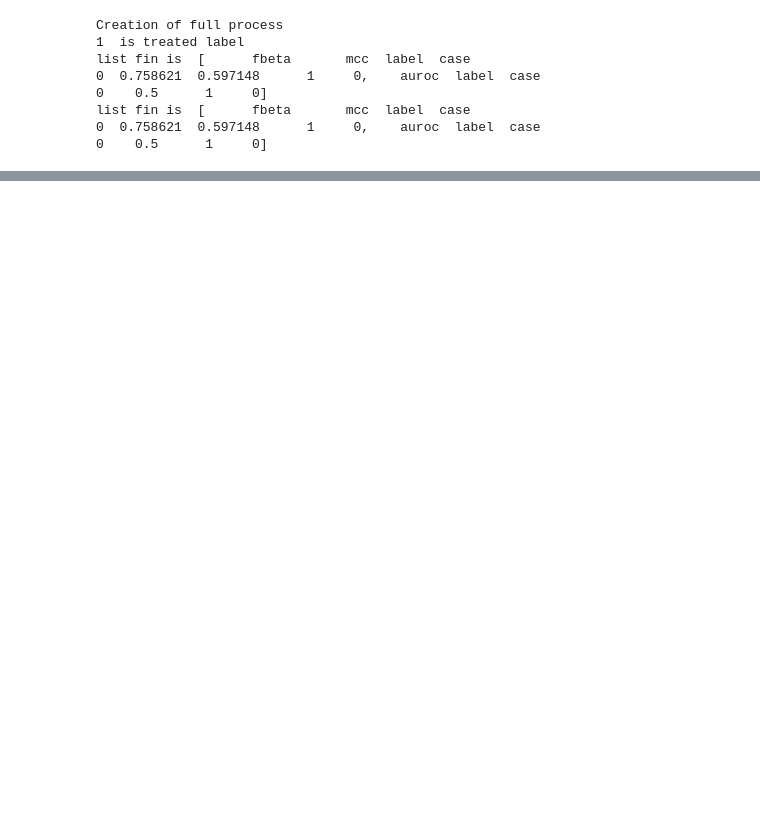
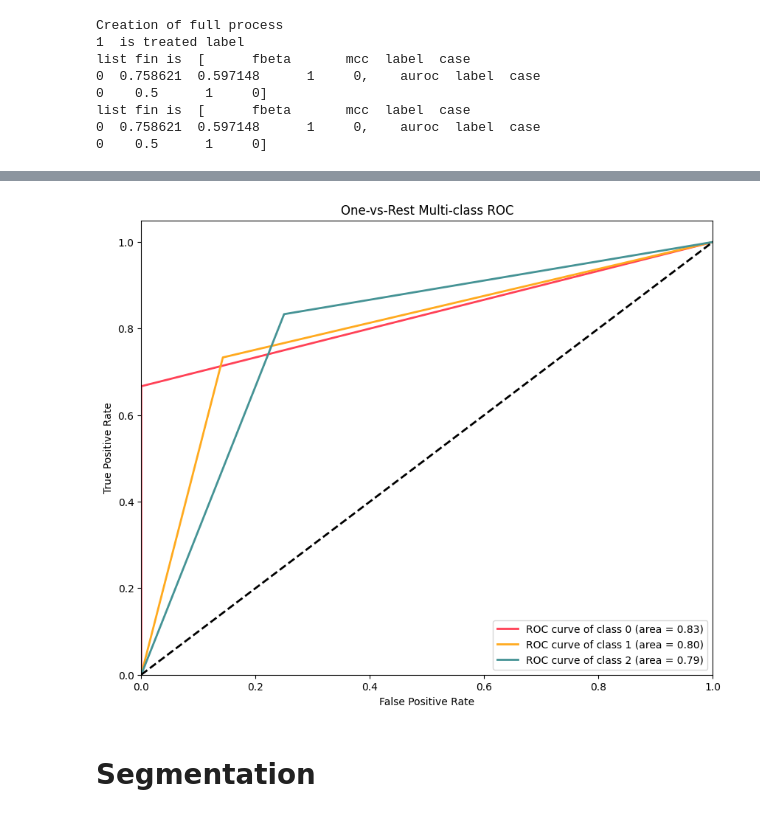
Before and after one commit to alif-munim/nnUNet, a Jupyter notebook: evaluation.ipynb, the cells around one changed output, grey strips where cells are left out. Cells and saved outputs as stored; diff of their text form; code cells hidden in the pictures; blank space fills up the shorter version.

```diff
--- a/evaluation.ipynb
+++ b/evaluation.ipynb
@@ -169,0 +285,52 @@ list fin is  [      fbeta       mcc  label  case
+# %%
+import numpy as np
+import matplotlib.pyplot as plt
+from sklearn.preprocessing import label_binarize
+from sklearn.metrics import roc_curve, auc
+
+# Convert pred_labels and true_labels to numpy arrays if they aren't already
+pred_labels = np.array([2, 2, 1, 2, 2, 2, 1, 2, 2, 2, 2, 2, 2, 2, 1, 1, 1, 1, 1, 2, 1, 2,
+                        1, 1, 1, 1, 1, 0, 0, 2, 0, 0, 1, 2, 0, 0])
+true_labels = np.array([2., 2., 2., 2., 2., 2., 2., 2., 2., 2., 2., 2., 1., 1., 1., 1., 1.,
+                        1., 1., 1., 1., 1., 1., 1., 1., 1., 1., 0., 0., 0., 0., 0., 0., 0.,
+                        0., 0.])
+
+# Get the number of classes
+n_classes = len(np.unique(true_labels))
+
+# Convert true_labels to one-hot encoded format
+true_labels_onehot = label_binarize(true_labels, classes=range(n_classes))
+
+# Convert pred_labels to one-hot encoded format (as a proxy for probabilities)
+pred_labels_onehot = label_binarize(pred_labels, classes=range(n_classes))
+
+# Compute ROC curve and ROC area for each class
+fpr = dict()
+tpr = dict()
+roc_auc = dict()
+
+for i in range(n_classes):
+    fpr[i], tpr[i], _ = roc_curve(true_labels_onehot[:, i], pred_labels_onehot[:, i])
+    roc_auc[i] = auc(fpr[i], tpr[i])
+
+# Plot ROC curves
+plt.figure(figsize=(10, 8))
+
+colors = ['#FF4156', '#FFAA1E', '#459395']
+for i, color in zip(range(n_classes), colors):
+    plt.plot(fpr[i], tpr[i], color=color, lw=2,
+             label='ROC curve of class {0} (area = {1:0.2f})'
+             ''.format(i, roc_auc[i]))
+
+plt.plot([0, 1], [0, 1], 'k--', lw=2)
+plt.xlim([0.0, 1.0])
+plt.ylim([0.0, 1.05])
+plt.xlabel('False Positive Rate')
+plt.ylabel('True Positive Rate')
+plt.title('One-vs-Rest Multi-class ROC')
+plt.legend(loc="lower right")
+plt.show()
+# %% [output]
+[figure, added]
+# %% [markdown]
+# Segmentation
```
Also changed, not shown: parts of 32 cells of this notebook, 2 other files.
